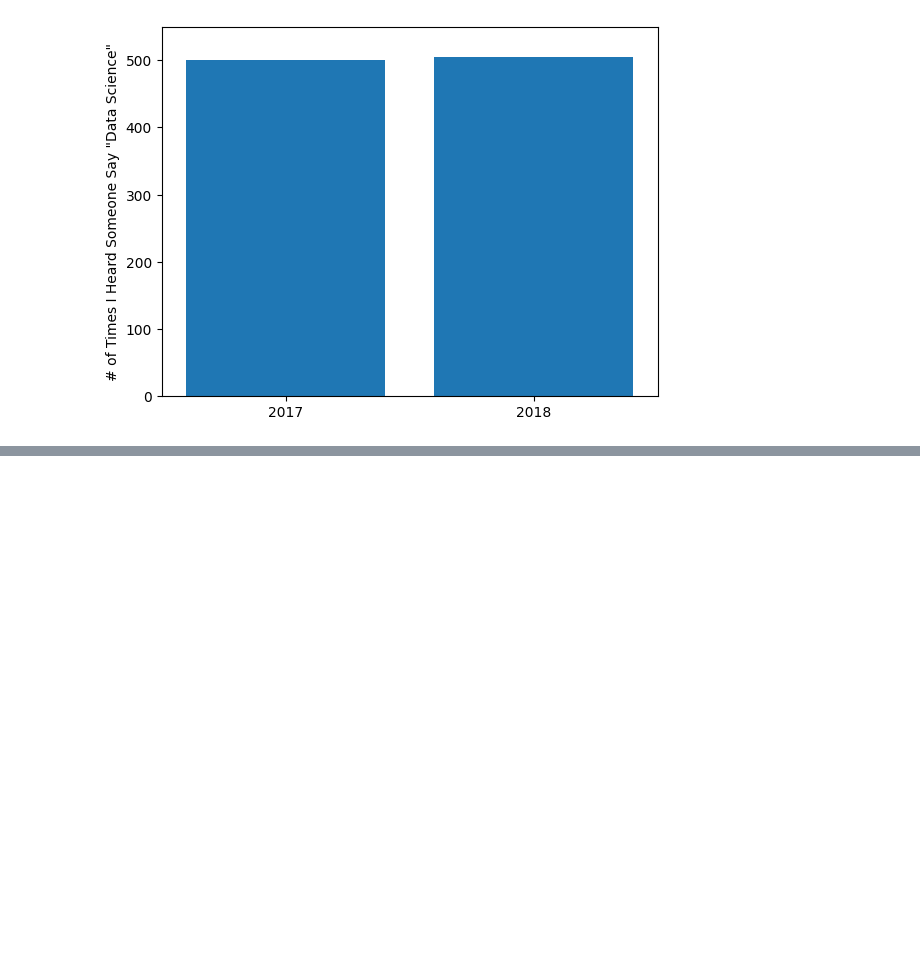
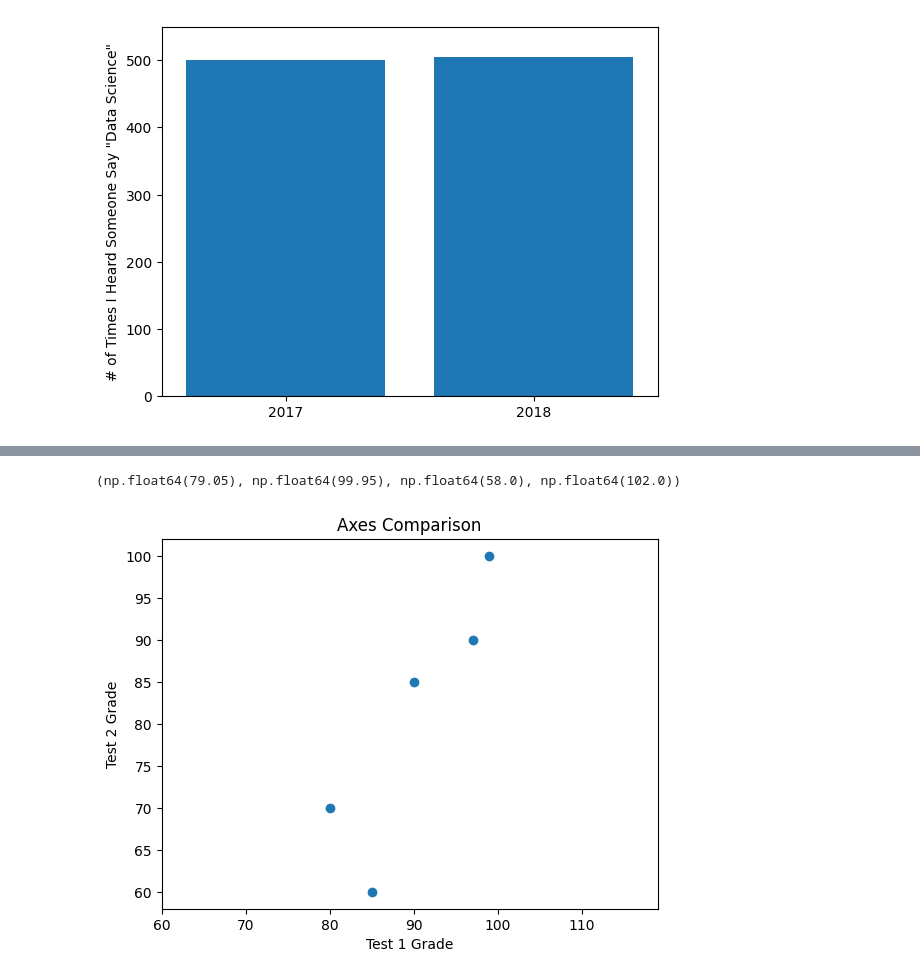
Before and after one commit to CalebFrumkin/DS-From-Scratch, a Jupyter notebook: Chapter3.ipynb, the cells around one changed output, grey strips where cells are left out. Cells and saved outputs as stored; diff of their text form; code cells hidden in the pictures; blank space fills up the shorter version.

```diff
--- a/Chapter3.ipynb
+++ b/Chapter3.ipynb
@@ -74,0 +110,12 @@ plt.axis([2016.5, 2018.5, 0, 550])
+# %%
+t1Grades = [99,90,85,97,80]
+t2Grades = [100,85,60,90,70]
+
+plt.scatter(t1Grades, t2Grades)
+plt.title('Axes Comparison')
+plt.xlabel('Test 1 Grade')
+plt.ylabel('Test 2 Grade')
+plt.axis('equal')
+# %% [output]
+(np.float64(79.05), np.float64(99.95), np.float64(58.0), np.float64(102.0))
+[figure, added]
```
Also changed, not shown: parts of 2 cells of this notebook, 1 other file.
